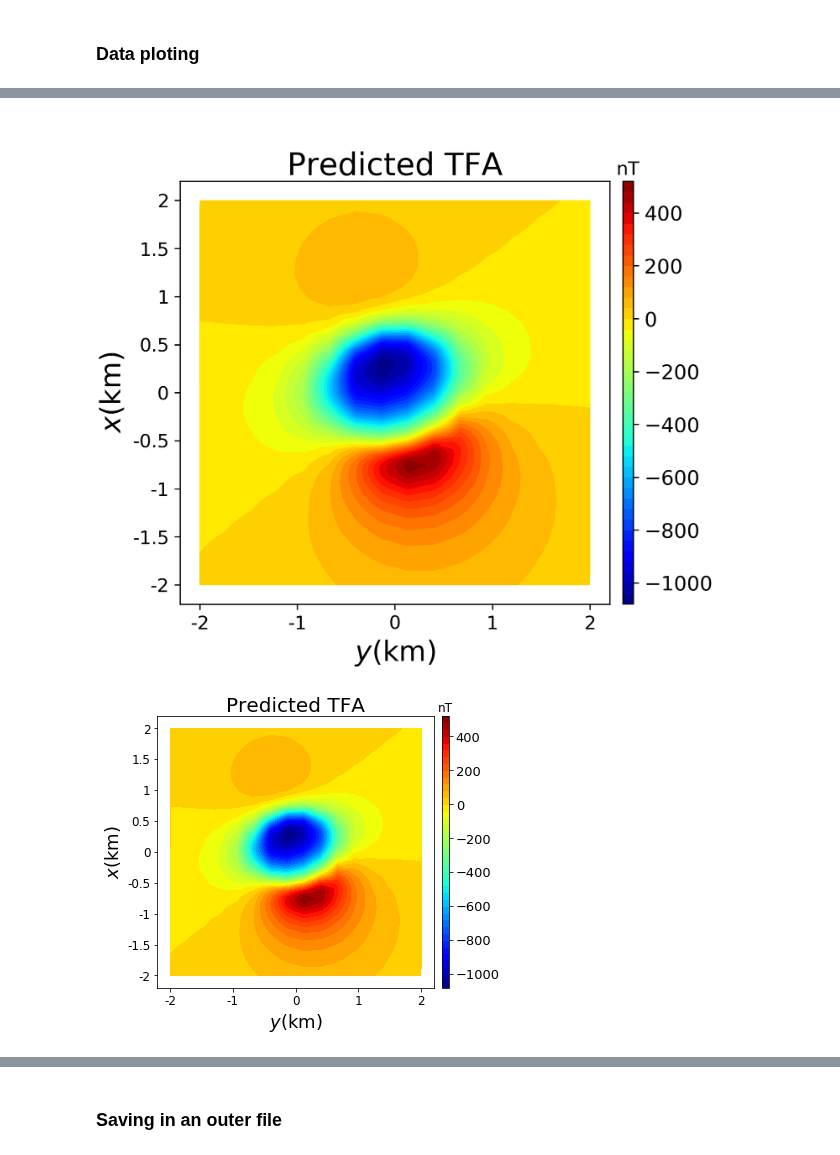
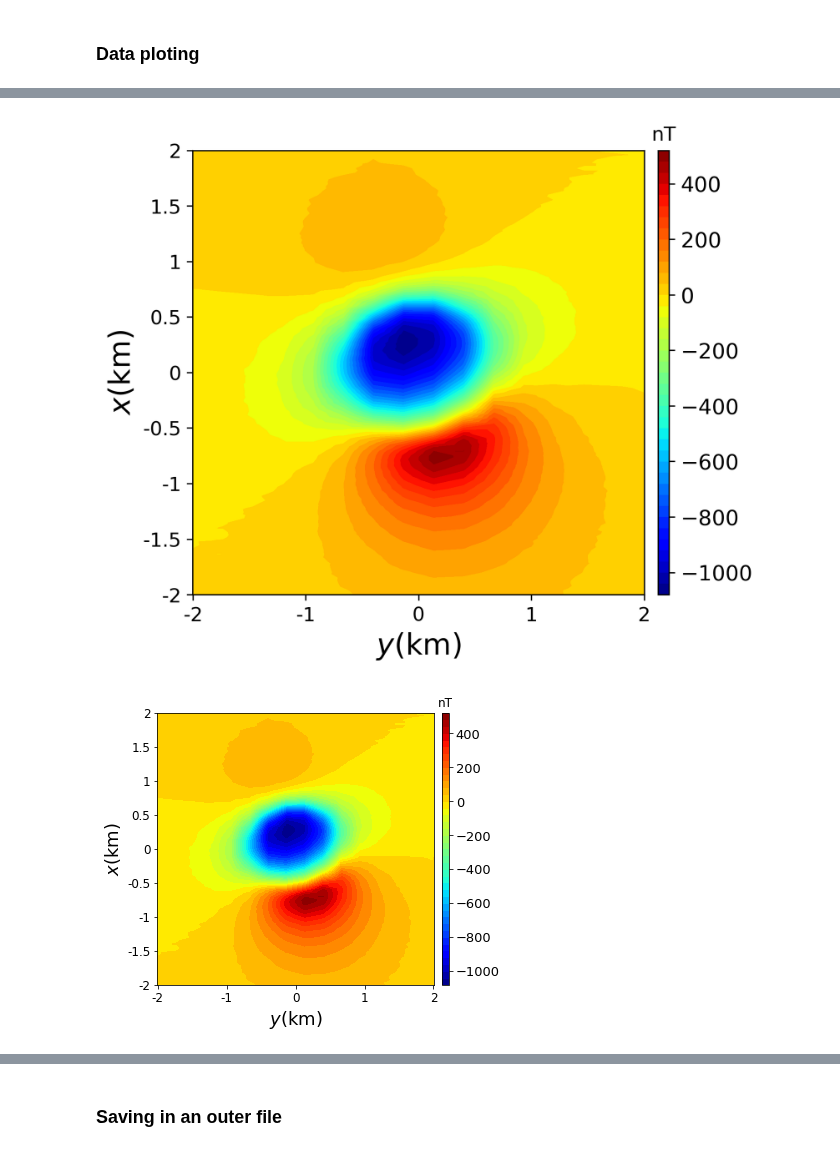
Before and after one commit to pinga-lab/magnetic-radial-inversion, a Jupyter notebook: code/kimberlite/data.ipynb, the cells around one changed output, grey strips where cells are left out. Cells and saved outputs as stored; diff of their text form; code cells hidden in the pictures.

```diff
--- a/code/kimberlite/data.ipynb
+++ b/code/kimberlite/data.ipynb
@@ -36,12 +36,12 @@ with open(model_dir) as w:
 with open(grid_dir) as w:
         grid = pickle.load(w)
 # %%
-if grid[9:20] == 'flightlines':
-    mypath = 'data/'+grid[9:38]
+if grid_dir[9:20] == 'flightlines':
+    mypath = 'data/'+grid_dir[9:38]
     if not os.path.isdir(mypath):
        os.makedirs(mypath)
 else:
-    mypath = 'data/'+grid[9:33]
+    mypath = 'data/'+grid_dir[9:33]
     if not os.path.isdir(mypath):
        os.makedirs(mypath)
 # %% [markdown]
@@ -74,18 +93,18 @@ data['amf_obs'] = data['amf'] + np.random.normal(loc=0., scale=amp_noise,
 # %%
 plt.figure(figsize=(6,5))
-plt.title('Predicted TFA', fontsize=20)
-plt.tricontourf(grid['y'], grid['x'], data['tfa'], 40, cmap='jet').ax.tick_params(labelsize=12)
+#plt.title('Observed TFA', fontsize=20)
+plt.tricontourf(grid['y'], grid['x'], data['tfa_obs'], 40, cmap='jet').ax.tick_params(labelsize=12)
 plt.xlabel('$y$(km)', fontsize=18)
 plt.ylabel('$x$(km)', fontsize=18)
 clb = plt.colorbar(pad=0.025, aspect=40, shrink=1)
 clb.ax.tick_params(labelsize=13)
 #source = mpl.polygon(model['prisms'][0], '.-k', xy2ne=True)
 #source.set_label('Outcropping polygon')
 clb.ax.set_title('nT')
 mpl.m2km()
-plt.legend(loc=0, fontsize=12, shadow=bool, framealpha=1, edgecolor='black')
-plt.savefig(mypath+'/pre_tfa.png', dpi=300)
-img(filename=mypath+'/pre_tfa.png')
+#plt.legend(loc=0, fontsize=12, shadow=bool, framealpha=1, edgecolor='black')
+plt.savefig(mypath+'/obs_tfa.png', dpi=300, bbox_inches="tight")
+img(filename=mypath+'/obs_tfa.png')
 # %% [output]
-[figure, old version]
+[figure, new version]
-[figure, old version]
+[figure, new version]
```
Also changed, not shown: parts of 6 cells of this notebook, 42 other files.
